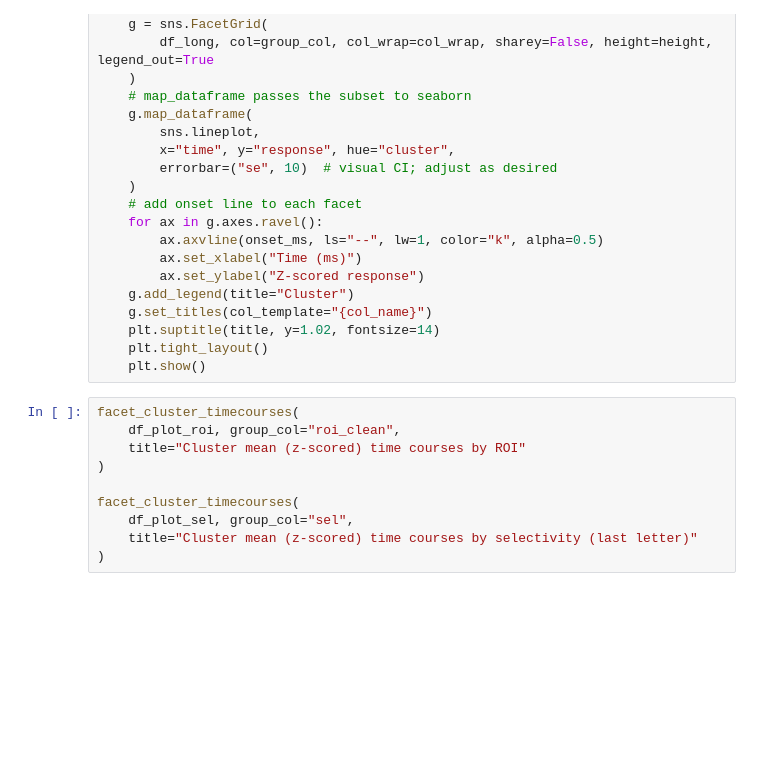
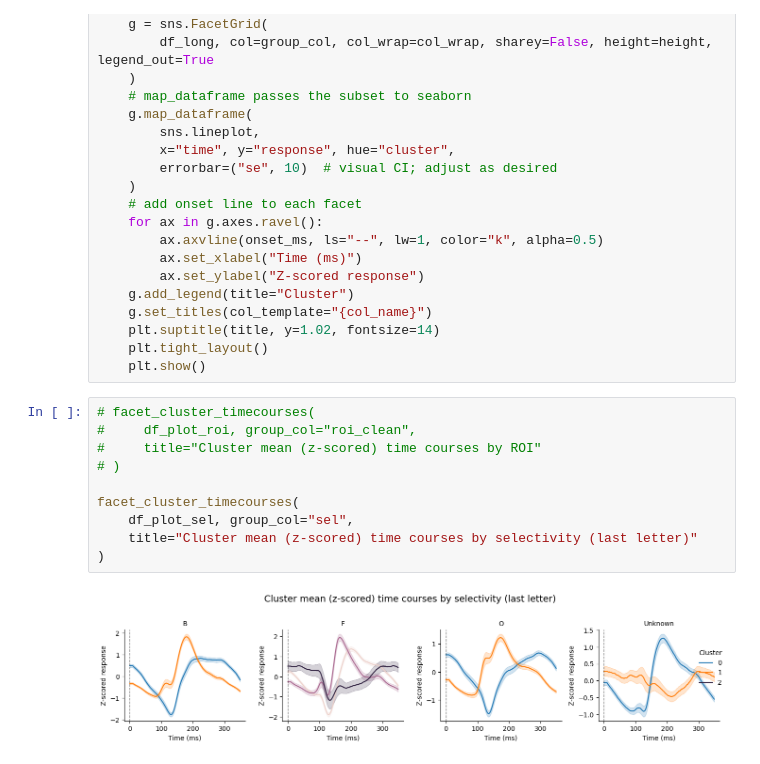
Before and after one commit to aimarvi/triplen, a Jupyter notebook: kmeans/per_roi.ipynb, the cells around one changed output. Saved outputs shown, nothing was run; the diff lists cells and outputs as text; blank space fills up the shorter version.

```diff
--- a/kmeans/per_roi.ipynb
+++ b/kmeans/per_roi.ipynb
@@ -296,12 +310,14 @@ def facet_cluster_timecourses(df_long, group_col, title, onset_ms=ONSET_MS, col_
     plt.tight_layout()
     plt.show()
 # %%
-facet_cluster_timecourses(
-    df_plot_roi, group_col="roi_clean",
-    title="Cluster mean (z-scored) time courses by ROI"
-)
+# facet_cluster_timecourses(
+#     df_plot_roi, group_col="roi_clean",
+#     title="Cluster mean (z-scored) time courses by ROI"
+# )
 
 facet_cluster_timecourses(
     df_plot_sel, group_col="sel",
     title="Cluster mean (z-scored) time courses by selectivity (last letter)"
 )
+# %% [output]
+[figure, added]
```
Also changed, not shown: parts of 1 cell of this notebook, 2 other files.
